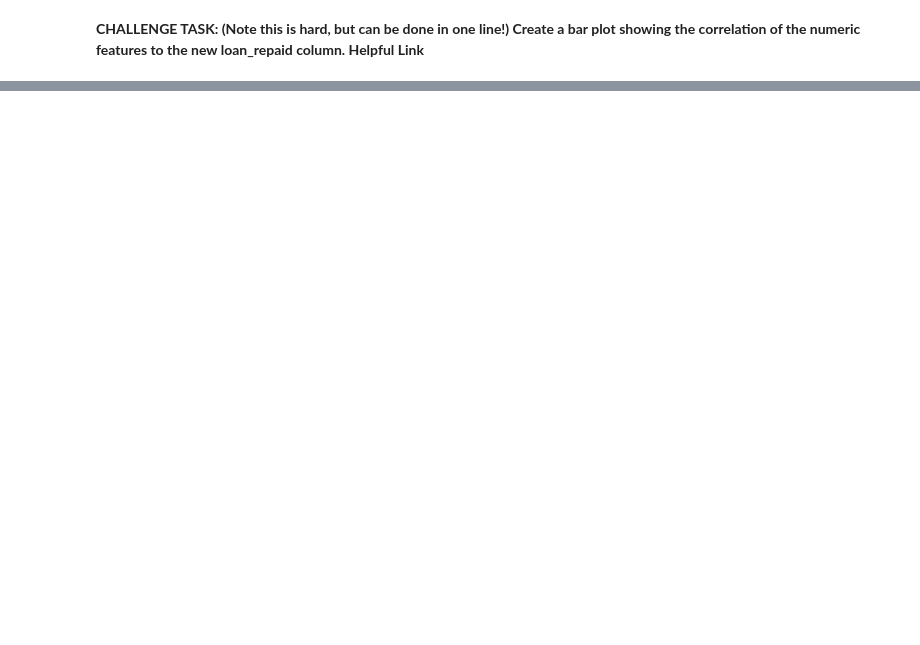
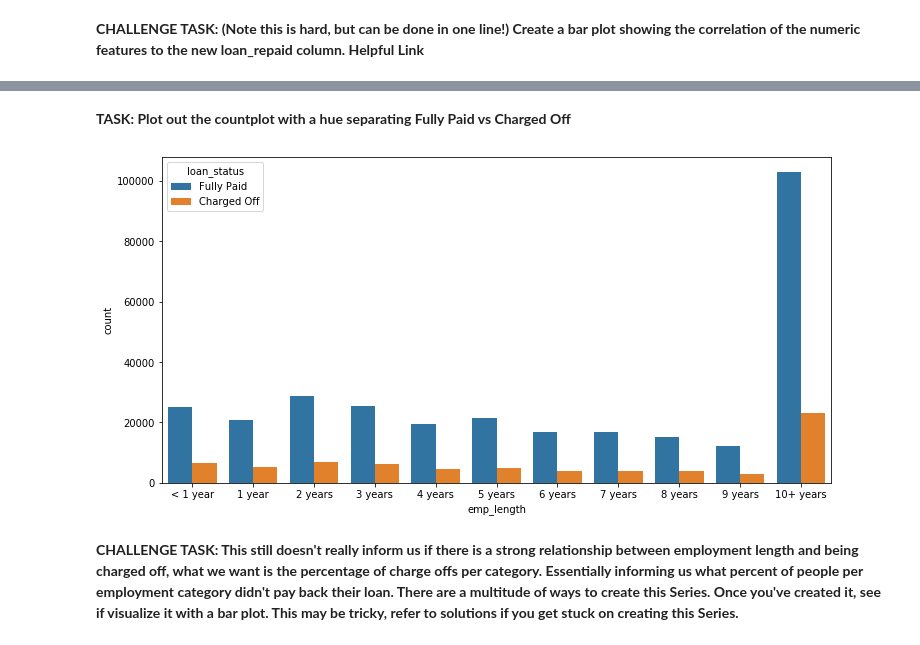
Before and after one commit to renegmed/tf2_bootcamp_portilla, a Jupyter notebook: 07_basic_artificial_neural_networks/04_Keras_Project_Exercise.ipynb, the cells around one changed output, grey strips where cells are left out. Saved outputs shown, nothing was run; the diff lists cells and outputs as text; code cells hidden in the pictures; blank space fills up the shorter version.

```diff
--- a/07_basic_artificial_neural_networks/04_Keras_Project_Exercise.ipynb
+++ b/07_basic_artificial_neural_networks/04_Keras_Project_Exercise.ipynb
@@ -252,0 +447,13 @@ ax =df.plot.bar(y='loan_amnt', rot=0)
+# %% [markdown]
+**TASK: Plot out the countplot with a hue separating Fully Paid vs Charged Off**
+# %%
+plt.figure(figsize=(12,6))
+
+sns.countplot(x='emp_length', data=df, order=['< 1 year','1 year','2 years',
+  '3 years','4 years','5 years','6 years','7 years','8 years','9 years','10+ years'],
+    hue='loan_status')
+plt.show()
+# %% [output]
+[figure, added]
+# %% [markdown]
+**CHALLENGE TASK: This still doesn't really inform us if there is a strong relationship between employment length and being charged off, what we want is the percentage of charge offs per category. Essentially informing us what percent of people per employment category didn't pay back their loan. There are a multitude of ways to create this Series. Once you've created it, see if visualize it with a bar plot. This may be tricky, refer to solutions if you get stuck on creating this Series.**
```
Also changed, not shown: parts of 42 cells of this notebook, 13 other files.
